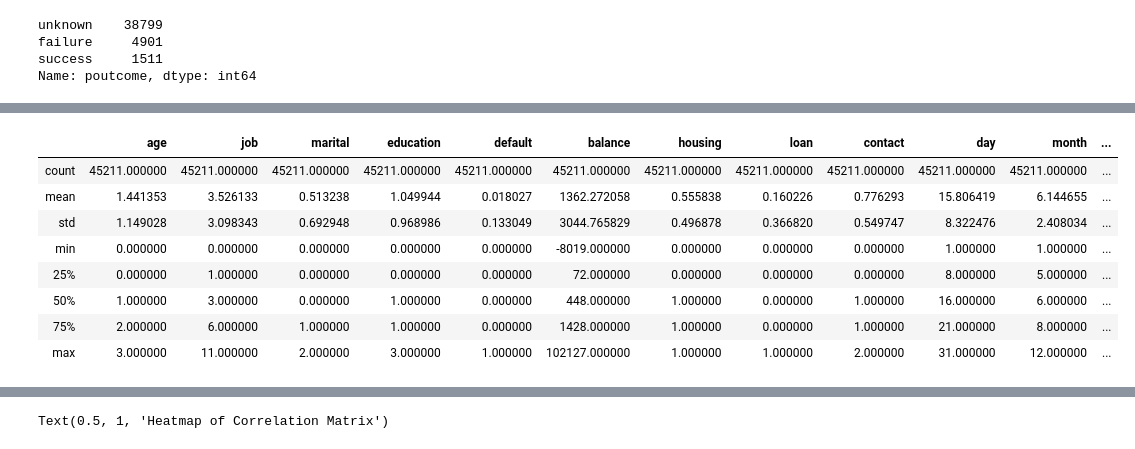
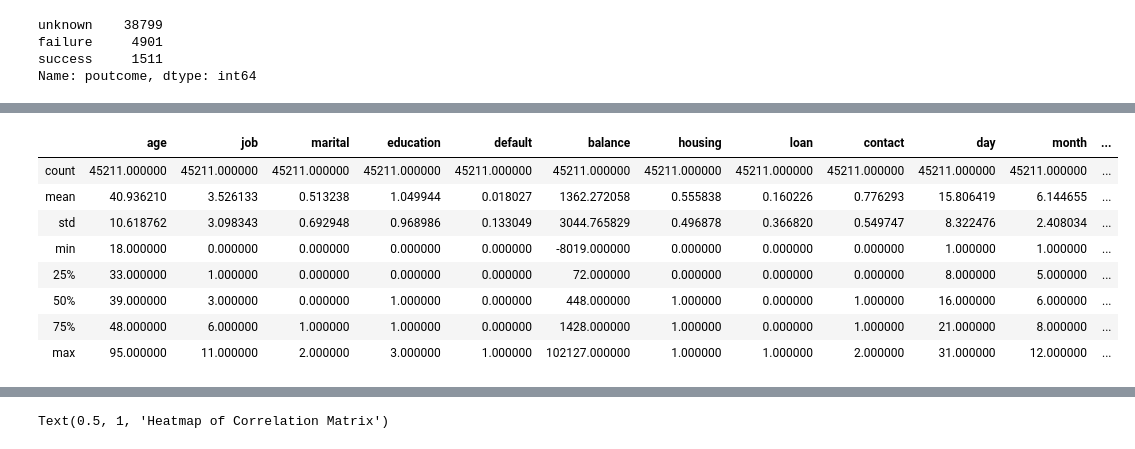
Before and after one commit to jyothirmayeen/springboard_capstone_project_bank_marketing, a Jupyter notebook: Bank_Marketing.ipynb, the cells around one changed output, grey strips where cells are left out. Cells and saved outputs as stored; diff of their text form; code cells hidden in the pictures.

```diff
--- a/Bank_Marketing.ipynb
+++ b/Bank_Marketing.ipynb
@@ -559,23 +948,25 @@ Name: poutcome, dtype: int64
+# %%
+data_cat = data.copy()
 # %%
-data['job'].replace(['management', 'technician', 'entrepreneur', 'blue-collar' , 'unknown' , 'retired' , 'admin.' , 'services' , 'self-employed', 'unemployed', 'housemaid' , 'student'] , [0, 1, 2, 3, 4, 5, 6, 7, 8, 9, 10, 11], inplace=True)
+data_cat['job'].replace(['management', 'technician', 'entrepreneur', 'blue-collar' , 'unknown' , 'retired' , 'admin.' , 'services' , 'self-employed', 'unemployed', 'housemaid' , 'student'] , [0, 1, 2, 3, 4, 5, 6, 7, 8, 9, 10, 11], inplace=True)
 
-data['education'].replace(['tertiary', 'secondary', 'unknown', 'primary'], [0, 1, 2, 3], inplace=True)
+data_cat['education'].replace(['tertiary', 'secondary', 'unknown', 'primary'], [0, 1, 2, 3], inplace=True)
 
-data['marital'].replace(['married', 'single', 'divorced'], [0, 1, 2], inplace=True)
+data_cat['marital'].replace(['married', 'single', 'divorced'], [0, 1, 2], inplace=True)
 
-data['default'].replace(['no', 'yes'],[0, 1], inplace=True)
+data_cat['default'].replace(['no', 'yes'],[0, 1], inplace=True)
 
-data['housing'].replace(['no', 'yes'],[0, 1], inplace=True)
+data_cat['housing'].replace(['no', 'yes'],[0, 1], inplace=True)
 
-data['loan'].replace(['no', 'yes'],[0, 1], inplace=True)
+data_cat['loan'].replace(['no', 'yes'],[0, 1], inplace=True)
 
-data['contact'].replace(['unknown', 'cellular', 'telephone'],[0, 1, 2], inplace=True)
+data_cat['contact'].replace(['unknown', 'cellular', 'telephone'],[0, 1, 2], inplace=True)
 
-data['month'].replace(['jan', 'feb', 'mar', 'apr', 'may', 'jun', 'jul', 'aug', 'sep', 'oct', 'nov', 'dec'],[1, 2, 3, 4, 5, 6, 7, 8, 9, 10, 11, 12], inplace=True)
+data_cat['month'].replace(['jan', 'feb', 'mar', 'apr', 'may', 'jun', 'jul', 'aug', 'sep', 'oct', 'nov', 'dec'],[1, 2, 3, 4, 5, 6, 7, 8, 9, 10, 11, 12], inplace=True)
 
-data['poutcome'].replace(['unknown', 'failure', 'success'],[0, 1, 2], inplace=True)
+data_cat['poutcome'].replace(['unknown', 'failure', 'success'],[0, 1, 2], inplace=True)
 
-data['y'].replace(['no', 'yes'],[0, 1], inplace=True)
+data_cat['y'].replace(['no', 'yes'],[0, 1], inplace=True)
 # %%
 #Age column is split into 4 categories 0, 1, 2, 3 done according to percentiles
 
@@ -620,13 +1006,13 @@ y :  [0 1]
 # %%
-data.describe()
+data_cat.describe()
 # %% [output]
 |  | age | job | marital | education | default | balance | housing | loan | contact | day | month | ... |
 | count | 45211.000000 | 45211.000000 | 45211.000000 | 45211.000000 | 45211.000000 | 45211.000000 | 45211.000000 | 45211.000000 | 45211.000000 | 45211.000000 | 45211.000000 | ... |
-| mean | 1.441353 | 3.526133 | 0.513238 | 1.049944 | 0.018027 | 1362.272058 | 0.555838 | 0.160226 | 0.776293 | 15.806419 | 6.144655 | ... |
-| std | 1.149028 | 3.098343 | 0.692948 | 0.968986 | 0.133049 | 3044.765829 | 0.496878 | 0.366820 | 0.549747 | 8.322476 | 2.408034 | ... |
-| min | 0.000000 | 0.000000 | 0.000000 | 0.000000 | 0.000000 | -8019.000000 | 0.000000 | 0.000000 | 0.000000 | 1.000000 | 1.000000 | ... |
-| 25% | 0.000000 | 1.000000 | 0.000000 | 0.000000 | 0.000000 | 72.000000 | 0.000000 | 0.000000 | 0.000000 | 8.000000 | 5.000000 | ... |
-| 50% | 1.000000 | 3.000000 | 0.000000 | 1.000000 | 0.000000 | 448.000000 | 1.000000 | 0.000000 | 1.000000 | 16.000000 | 6.000000 | ... |
-| 75% | 2.000000 | 6.000000 | 1.000000 | 1.000000 | 0.000000 | 1428.000000 | 1.000000 | 0.000000 | 1.000000 | 21.000000 | 8.000000 | ... |
-| max | 3.000000 | 11.000000 | 2.000000 | 3.000000 | 1.000000 | 102127.000000 | 1.000000 | 1.000000 | 2.000000 | 31.000000 | 12.000000 | ... |
+| mean | 40.936210 | 3.526133 | 0.513238 | 1.049944 | 0.018027 | 1362.272058 | 0.555838 | 0.160226 | 0.776293 | 15.806419 | 6.144655 | ... |
+| std | 10.618762 | 3.098343 | 0.692948 | 0.968986 | 0.133049 | 3044.765829 | 0.496878 | 0.366820 | 0.549747 | 8.322476 | 2.408034 | ... |
+| min | 18.000000 | 0.000000 | 0.000000 | 0.000000 | 0.000000 | -8019.000000 | 0.000000 | 0.000000 | 0.000000 | 1.000000 | 1.000000 | ... |
+| 25% | 33.000000 | 1.000000 | 0.000000 | 0.000000 | 0.000000 | 72.000000 | 0.000000 | 0.000000 | 0.000000 | 8.000000 | 5.000000 | ... |
+| 50% | 39.000000 | 3.000000 | 0.000000 | 1.000000 | 0.000000 | 448.000000 | 1.000000 | 0.000000 | 1.000000 | 16.000000 | 6.000000 | ... |
+| 75% | 48.000000 | 6.000000 | 1.000000 | 1.000000 | 0.000000 | 1428.000000 | 1.000000 | 0.000000 | 1.000000 | 21.000000 | 8.000000 | ... |
+| max | 95.000000 | 11.000000 | 2.000000 | 3.000000 | 1.000000 | 102127.000000 | 1.000000 | 1.000000 | 2.000000 | 31.000000 | 12.000000 | ... |
 # %%
```
Also changed, not shown: parts of 47 cells of this notebook.
